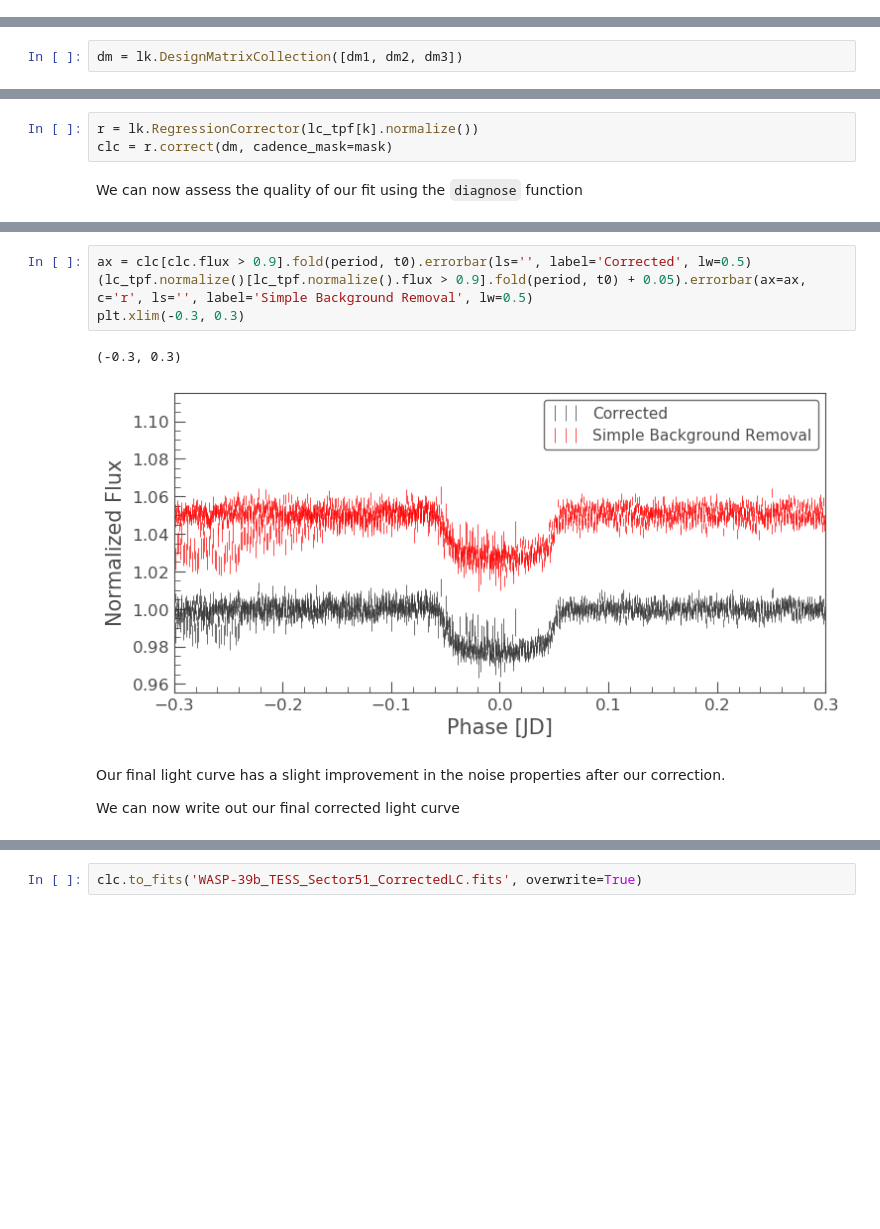
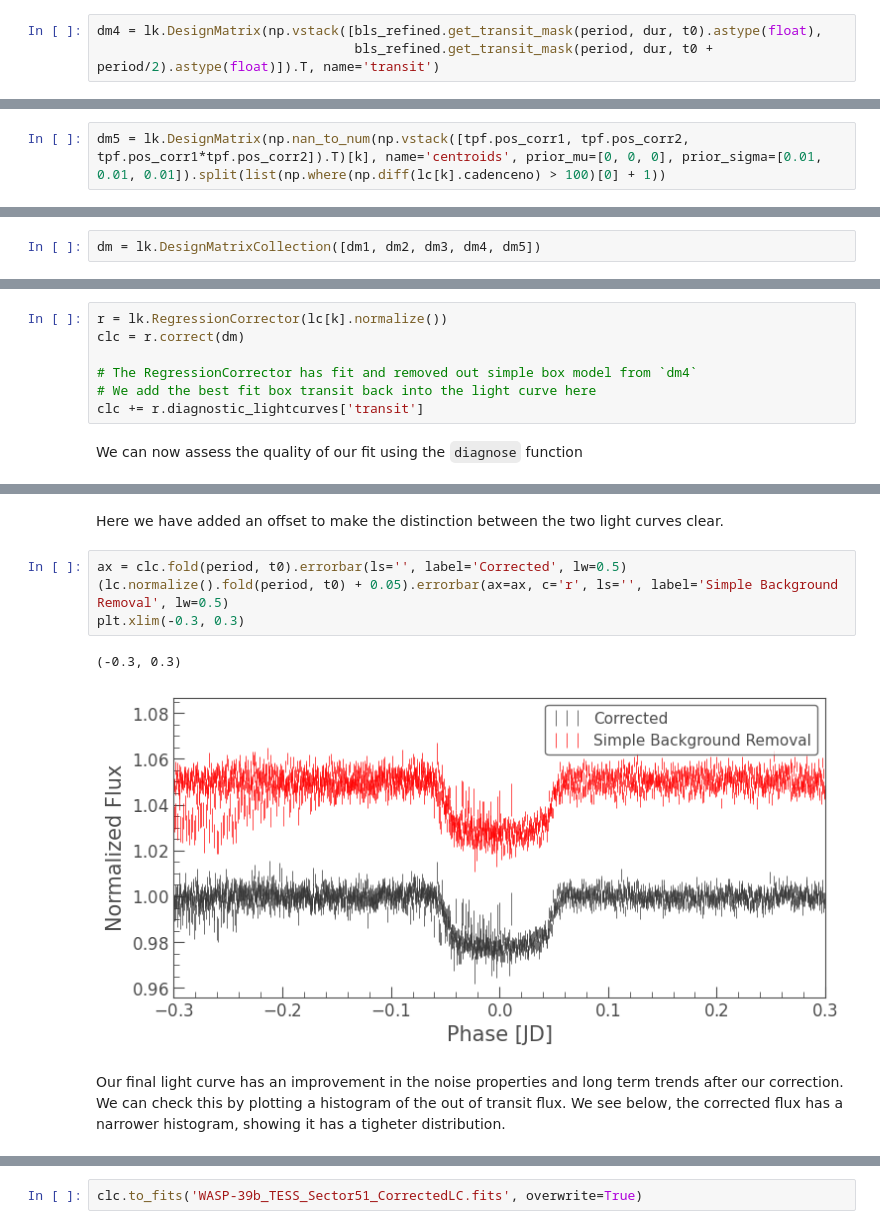
Before and after one commit to rebekah9969/JWST-Sprint, a Jupyter notebook: WASP-39.ipynb, the cells around one changed output, grey strips where cells are left out. Drawn from its saved outputs; the diff is of its cells as text; blank space fills up the shorter version.

```diff
--- a/WASP-39.ipynb
+++ b/WASP-39.ipynb
@@ -342,0 +399,3 @@ dm3 = lk.DesignMatrix(np.vstack([tpf.time.value[k] ** idx for idx in range(3)]).
+# %%
+dm4 = lk.DesignMatrix(np.vstack([bls_refined.get_transit_mask(period, dur, t0).astype(float),
+                                 bls_refined.get_transit_mask(period, dur, t0 + period/2).astype(float)]).T, name='transit')
@@ -343,6 +404,8 @@ dm3 = lk.DesignMatrix(np.vstack([tpf.time.value[k] ** idx for idx in range(3)]).
+# %%
+dm5 = lk.DesignMatrix(np.nan_to_num(np.vstack([tpf.pos_corr1, tpf.pos_corr2, tpf.pos_corr1*tpf.pos_corr2]).T)[k], name='centroids', prior_mu=[0, 0, 0], prior_sigma=[0.01, 0.01, 0.01]).split(list(np.where(np.diff(lc[k].cadenceno) > 100)[0] + 1))
 # %% [markdown]
 We then combine these to form our final matrix to be applied.
 # %%
-dm = lk.DesignMatrixCollection([dm1, dm2, dm3])
+dm = lk.DesignMatrixCollection([dm1, dm2, dm3, dm4, dm5])
 # %% [markdown]
 Before we apply this matrix however, we must first mask our light curve for the transits. This will ensure that we do not overfit during these times.
@@ -356,8 +412,12 @@ mask &= np.abs(ph) < (period/2 - dur * 1.5)
 # %% [markdown]
 Finally, let us correct our light curve using our design matrix.
 # %%
-r = lk.RegressionCorrector(lc_tpf[k].normalize())
-clc = r.correct(dm, cadence_mask=mask)
+r = lk.RegressionCorrector(lc[k].normalize())
+clc = r.correct(dm)
+
+# The RegressionCorrector has fit and removed out simple box model from `dm4`
+# We add the best fit box transit back into the light curve here
+clc += r.diagnostic_lightcurves['transit']
 # %% [markdown]
 We can now assess the quality of our fit using the `diagnose` function
 # %%
@@ -374,11 +440,11 @@ Let us now compare to our earlier uncorrected light curve.
+# %% [markdown]
+Here we have added an offset to make the distinction between the two light curves clear.
 # %%
-ax = clc[clc.flux > 0.9].fold(period, t0).errorbar(ls='', label='Corrected', lw=0.5)
-(lc_tpf.normalize()[lc_tpf.normalize().flux > 0.9].fold(period, t0) + 0.05).errorbar(ax=ax, c='r', ls='', label='Simple Background Removal', lw=0.5)
+ax = clc.fold(period, t0).errorbar(ls='', label='Corrected', lw=0.5)
+(lc.normalize().fold(period, t0) + 0.05).errorbar(ax=ax, c='r', ls='', label='Simple Background Removal', lw=0.5)
 plt.xlim(-0.3, 0.3)
 # %% [output]
 (-0.3, 0.3)
-[figure, old version]
+[figure, new version]
-# %% [markdown]
-Our final light curve has a slight improvement in the noise properties after our correction.
-
-We can now write out our final corrected light curve
+# %% [markdown]
+Our final light curve has an improvement in the noise properties and long term trends after our correction. We can check this by plotting a histogram of the out of transit flux. We see below, the corrected flux has a narrower histogram, showing it has a tigheter distribution.
```
Also changed, not shown: parts of 58 cells of this notebook.
